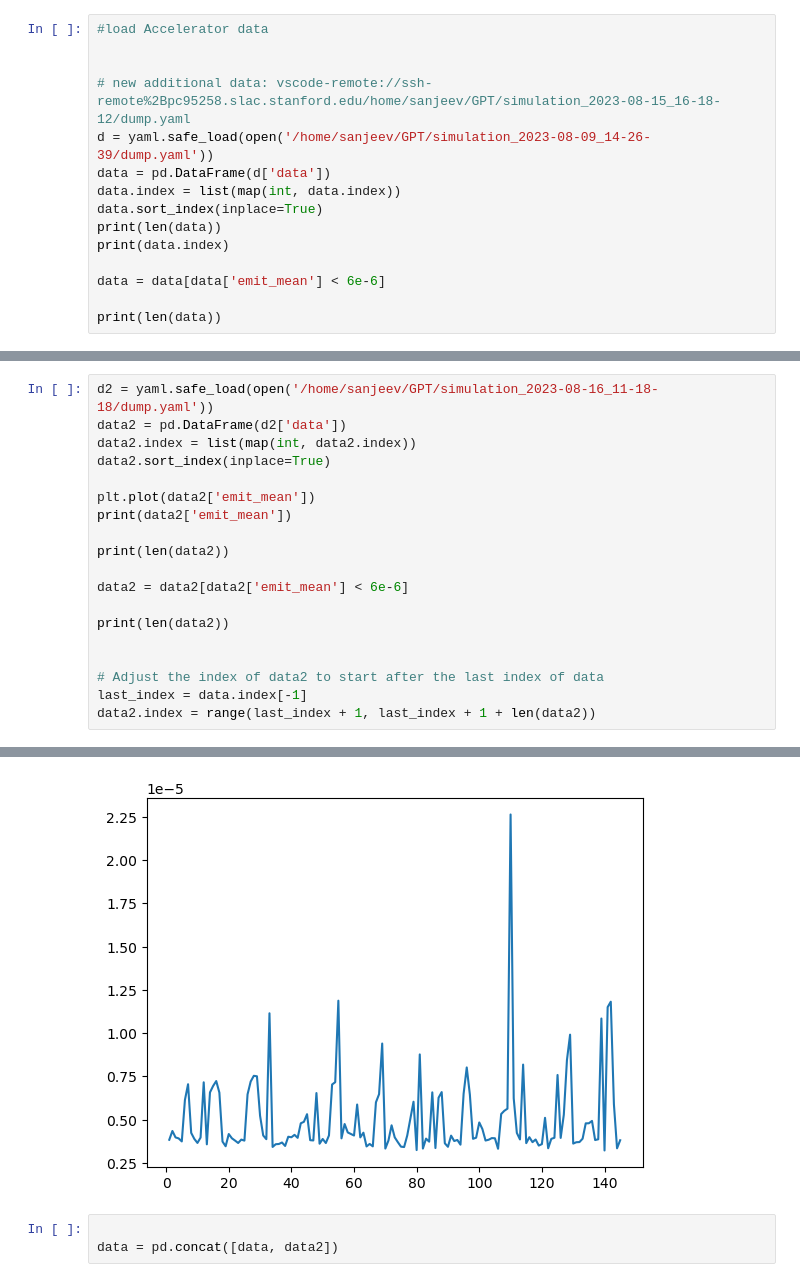
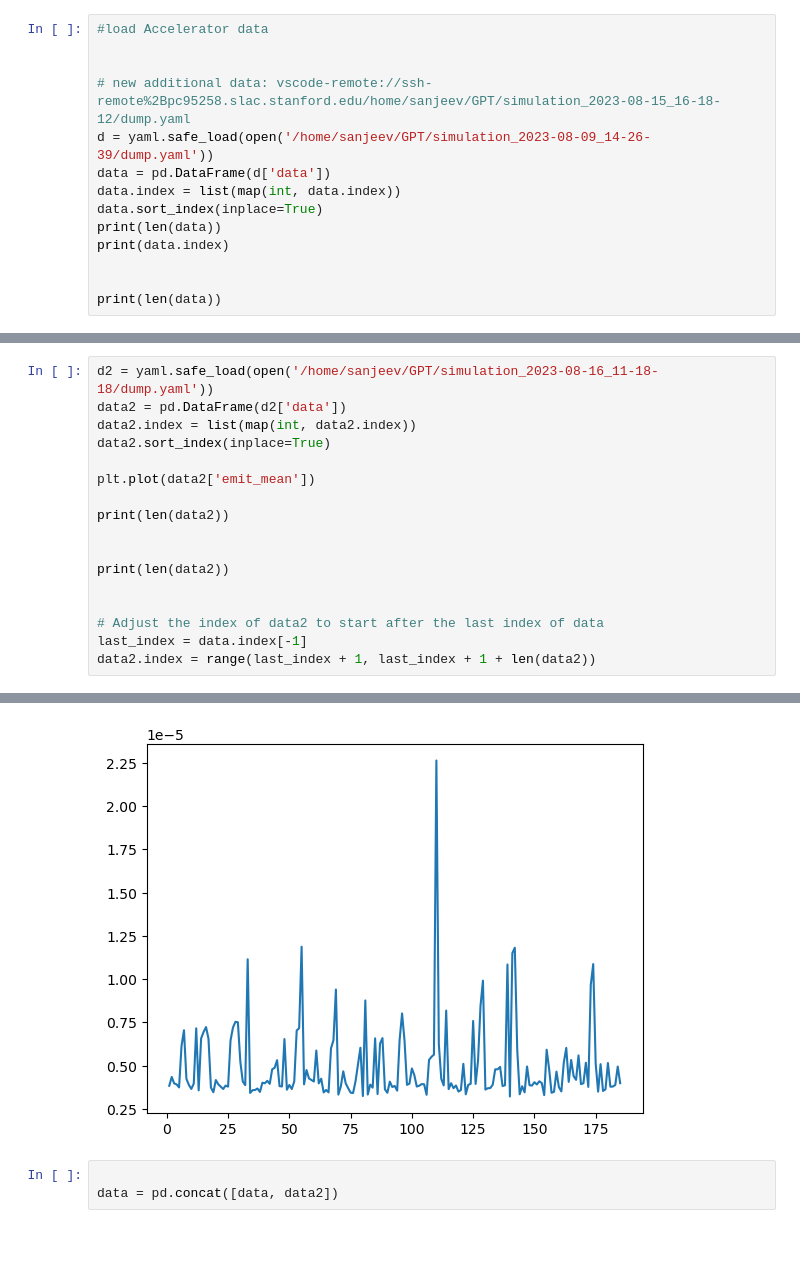
Before and after one commit to sanjeev-one/FACET-II, a Jupyter notebook: v2data_NN.ipynb, the cells around one changed output, grey strips where cells are left out. Saved outputs shown, nothing was run; the diff lists cells and outputs as text; blank space fills up the shorter version.

```diff
--- a/v2data_NN.ipynb
+++ b/v2data_NN.ipynb
@@ -22,6 +23,5 @@ data.sort_index(inplace=True)
 print(len(data))
 print(data.index)
 
-data = data[data['emit_mean'] < 6e-6]
 
 print(len(data))
@@ -39,11 +32,9 @@ data2.index = list(map(int, data2.index))
 data2.sort_index(inplace=True)
 
 plt.plot(data2['emit_mean'])
-print(data2['emit_mean'])
 
 print(len(data2))
 
-data2 = data2[data2['emit_mean'] < 6e-6]
 
 print(len(data2))
 
@@ -69,4 +48,4 @@ Name: emit_mean, Length: 145, dtype: float64
-[figure, old version]
+[figure, new version]
 # %%
 
 data = pd.concat([data, data2])
```
Also changed, not shown: parts of 17 cells of this notebook.
